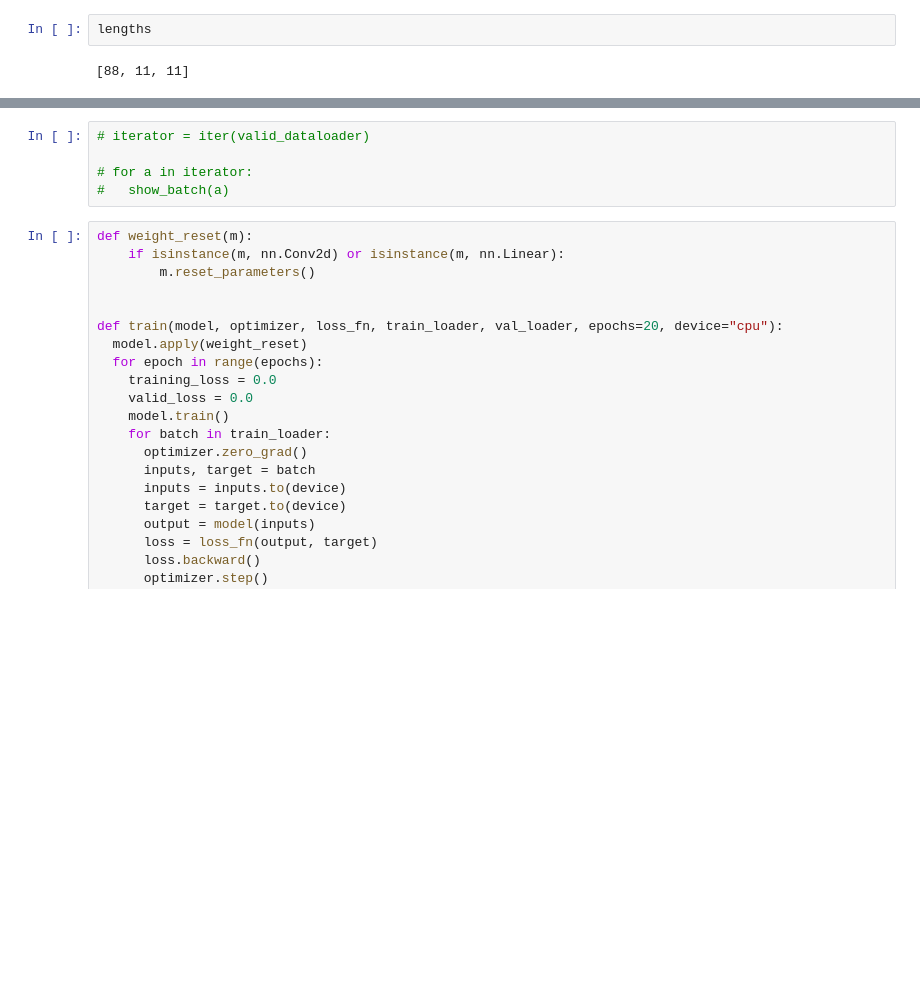
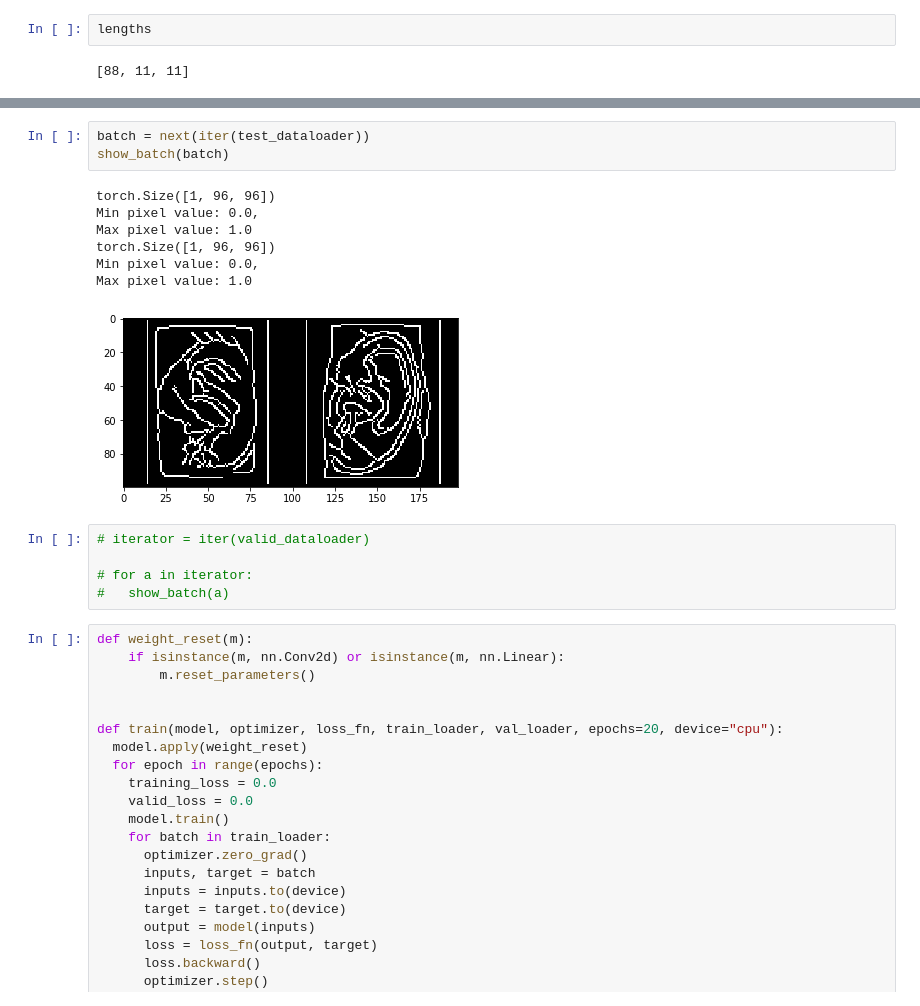
Before and after one commit to TulioChiodi/ear_project, a Jupyter notebook: model_ear_project.ipynb, the cells around one changed output, grey strips where cells are left out. Saved outputs shown, nothing was run; the diff lists cells and outputs as text; blank space fills up the shorter version.

```diff
--- a/model_ear_project.ipynb
+++ b/model_ear_project.ipynb
@@ -263,3 +278,14 @@ torch.Size([1, 96, 96])
+# %%
+batch = next(iter(test_dataloader))
+show_batch(batch)
+# %% [output]
+torch.Size([1, 96, 96])
+Min pixel value: 0.0,
+Max pixel value: 1.0
+torch.Size([1, 96, 96])
+Min pixel value: 0.0,
+Max pixel value: 1.0
+[figure, added]
 # %%
 # iterator = iter(valid_dataloader)
 
```
Also changed, not shown: parts of 29 cells of this notebook, 4 other files.
